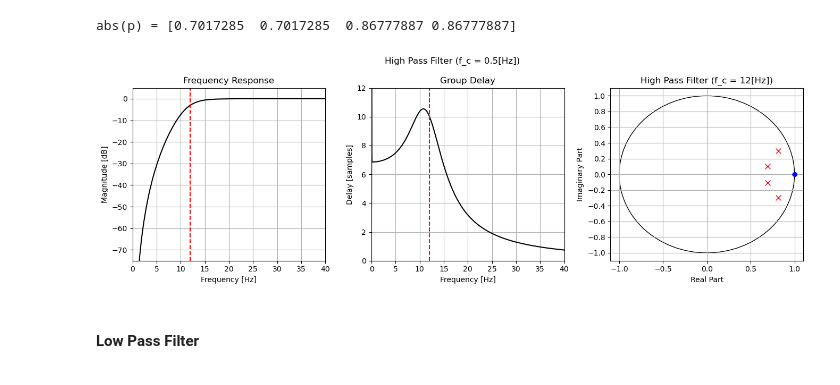
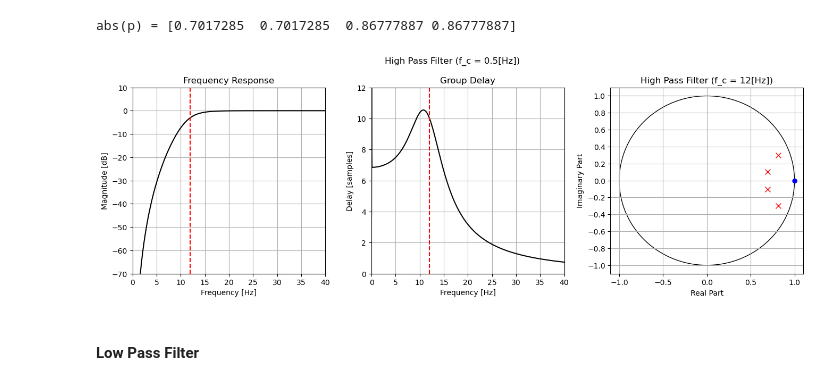
Before and after one commit to bryanmcelvy/microHeartMonitor, a Jupyter notebook: tools/filter_design/qrs_filt_design.ipynb, the cells around one changed output. Saved outputs shown, nothing was run; the diff lists cells and outputs as text; code cells hidden in the pictures.

```diff
--- a/tools/filter_design/qrs_filt_design.ipynb
+++ b/tools/filter_design/qrs_filt_design.ipynb
@@ -51,21 +53,21 @@ print(f"abs(p) = {np.abs(p_high)}")
 # %% [output]
 abs(p) = [0.7017285  0.7017285  0.86777887 0.86777887]
 # %%
-fig_high, axs_high = plt.subplots(1, 3, tight_layout=True, figsize=[13.5, 4.5])
+fig_high, axs_high = plt.subplots(1, 3, tight_layout=True, figsize=[13.5, 4.75])
 
 b_high, a_high = signal.sos2tf(sos_high)
 plot_freq_domain(b_high, a_high, fs=fs, in_dB=True, ax1=axs_high[0], ax2=axs_high[1], filt_name="High Pass Filter (f_c = 0.5[Hz])")
 plot_pole_zero(b_high, a_high, ax=axs_high[2], filt_name="High Pass Filter (f_c = 12[Hz])")
 
 for n in range(2):
     plt.sca(axs_high[n])
     plt.xlim([0, 40])
     plt.xticks(np.arange(0, 41, 5))
-    plt.ylim([-75, 5] if n == 0 else [0, 12])
+    plt.ylim([-70, 10] if n == 0 else [0, 12])
 
     plt.axvline(12, linestyle='dashed', color='r')
 # %% [output]
-[figure, old version]
+[figure, new version]
 # %% [markdown]
 #### Low Pass Filter
 # %%
```
Also changed, not shown: parts of 15 cells of this notebook.
